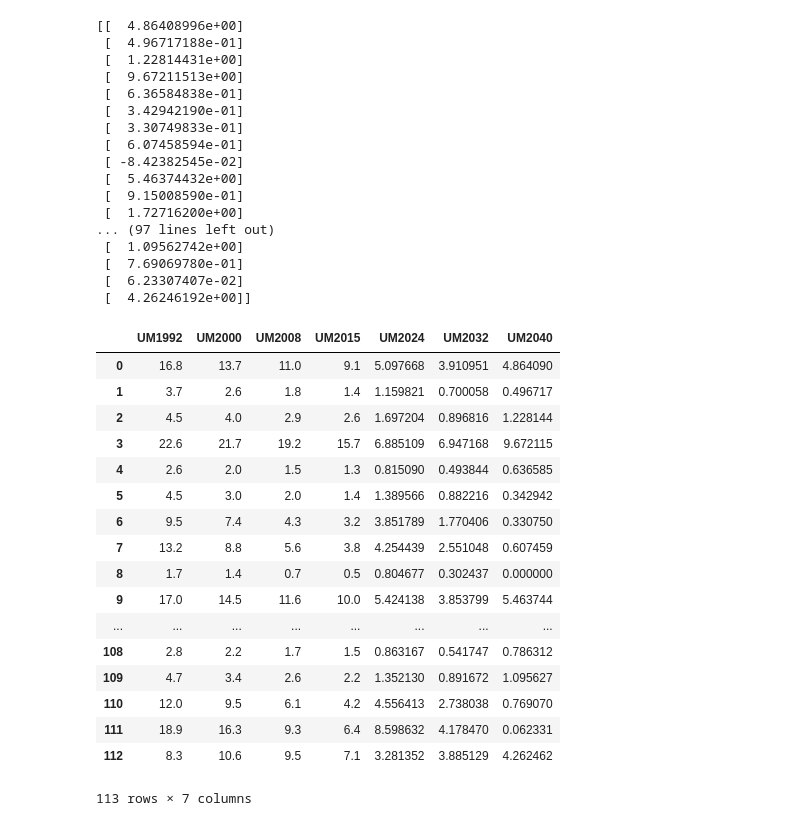
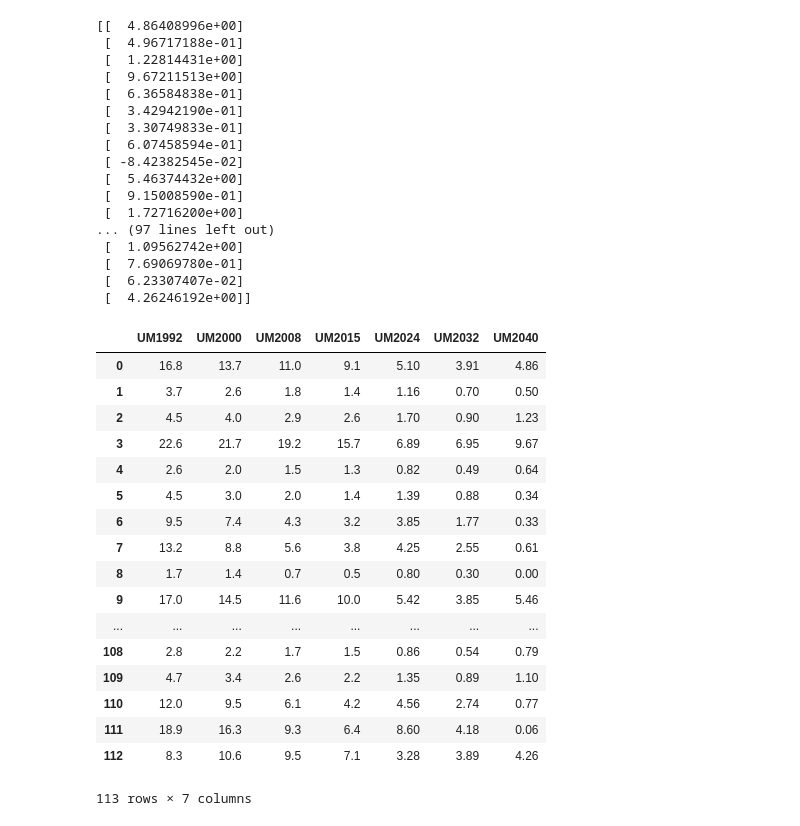
Before and after one commit to rohitshukla92/BigDataProject, a Jupyter notebook: Global Hunger Index.ipynb, the cells around one changed output. Cells and saved outputs as stored; diff of their text form; code cells hidden in the pictures.

```diff
--- a/Global Hunger Index.ipynb
+++ b/Global Hunger Index.ipynb
@@ -913,24 +913,25 @@ X_param4_df_2032['UM2040'] = s
  [  7.69069780e-01]
  [  6.23307407e-02]
  [  4.26246192e+00]]
-# %%
-X_param4_df_2032
-# %% [output]
-|  | UM1992 | UM2000 | UM2008 | UM2015 | UM2024 | UM2032 | UM2040 |
-| 0 | 16.8 | 13.7 | 11.0 | 9.1 | 5.097668 | 3.910951 | 4.864090 |
-| 1 | 3.7 | 2.6 | 1.8 | 1.4 | 1.159821 | 0.700058 | 0.496717 |
-| 2 | 4.5 | 4.0 | 2.9 | 2.6 | 1.697204 | 0.896816 | 1.228144 |
-| 3 | 22.6 | 21.7 | 19.2 | 15.7 | 6.885109 | 6.947168 | 9.672115 |
-| 4 | 2.6 | 2.0 | 1.5 | 1.3 | 0.815090 | 0.493844 | 0.636585 |
-| 5 | 4.5 | 3.0 | 2.0 | 1.4 | 1.389566 | 0.882216 | 0.342942 |
-| 6 | 9.5 | 7.4 | 4.3 | 3.2 | 3.851789 | 1.770406 | 0.330750 |
-| 7 | 13.2 | 8.8 | 5.6 | 3.8 | 4.254439 | 2.551048 | 0.607459 |
-| 8 | 1.7 | 1.4 | 0.7 | 0.5 | 0.804677 | 0.302437 | 0.000000 |
-| 9 | 17.0 | 14.5 | 11.6 | 10.0 | 5.424138 | 3.853799 | 5.463744 |
-| ... | ... | ... | ... | ... | ... | ... | ... |
-| 108 | 2.8 | 2.2 | 1.7 | 1.5 | 0.863167 | 0.541747 | 0.786312 |
-| 109 | 4.7 | 3.4 | 2.6 | 2.2 | 1.352130 | 0.891672 | 1.095627 |
-| 110 | 12.0 | 9.5 | 6.1 | 4.2 | 4.556413 | 2.738038 | 0.769070 |
-| 111 | 18.9 | 16.3 | 9.3 | 6.4 | 8.598632 | 4.178470 | 0.062331 |
-| 112 | 8.3 | 10.6 | 9.5 | 7.1 | 3.281352 | 3.885129 | 4.262462 |
-113 rows × 7 columns
+# %%
+X_param4_df_2032 = X_param4_df_2032.round(2)
+X_param4_df_2032
+# %% [output]
+|  | UM1992 | UM2000 | UM2008 | UM2015 | UM2024 | UM2032 | UM2040 |
+| 0 | 16.8 | 13.7 | 11.0 | 9.1 | 5.10 | 3.91 | 4.86 |
+| 1 | 3.7 | 2.6 | 1.8 | 1.4 | 1.16 | 0.70 | 0.50 |
+| 2 | 4.5 | 4.0 | 2.9 | 2.6 | 1.70 | 0.90 | 1.23 |
+| 3 | 22.6 | 21.7 | 19.2 | 15.7 | 6.89 | 6.95 | 9.67 |
+| 4 | 2.6 | 2.0 | 1.5 | 1.3 | 0.82 | 0.49 | 0.64 |
+| 5 | 4.5 | 3.0 | 2.0 | 1.4 | 1.39 | 0.88 | 0.34 |
+| 6 | 9.5 | 7.4 | 4.3 | 3.2 | 3.85 | 1.77 | 0.33 |
+| 7 | 13.2 | 8.8 | 5.6 | 3.8 | 4.25 | 2.55 | 0.61 |
+| 8 | 1.7 | 1.4 | 0.7 | 0.5 | 0.80 | 0.30 | 0.00 |
+| 9 | 17.0 | 14.5 | 11.6 | 10.0 | 5.42 | 3.85 | 5.46 |
+| ... | ... | ... | ... | ... | ... | ... | ... |
+| 108 | 2.8 | 2.2 | 1.7 | 1.5 | 0.86 | 0.54 | 0.79 |
+| 109 | 4.7 | 3.4 | 2.6 | 2.2 | 1.35 | 0.89 | 1.10 |
+| 110 | 12.0 | 9.5 | 6.1 | 4.2 | 4.56 | 2.74 | 0.77 |
+| 111 | 18.9 | 16.3 | 9.3 | 6.4 | 8.60 | 4.18 | 0.06 |
+| 112 | 8.3 | 10.6 | 9.5 | 7.1 | 3.28 | 3.89 | 4.26 |
+113 rows × 7 columns
```
Also changed, not shown: parts of 5 cells of this notebook.
